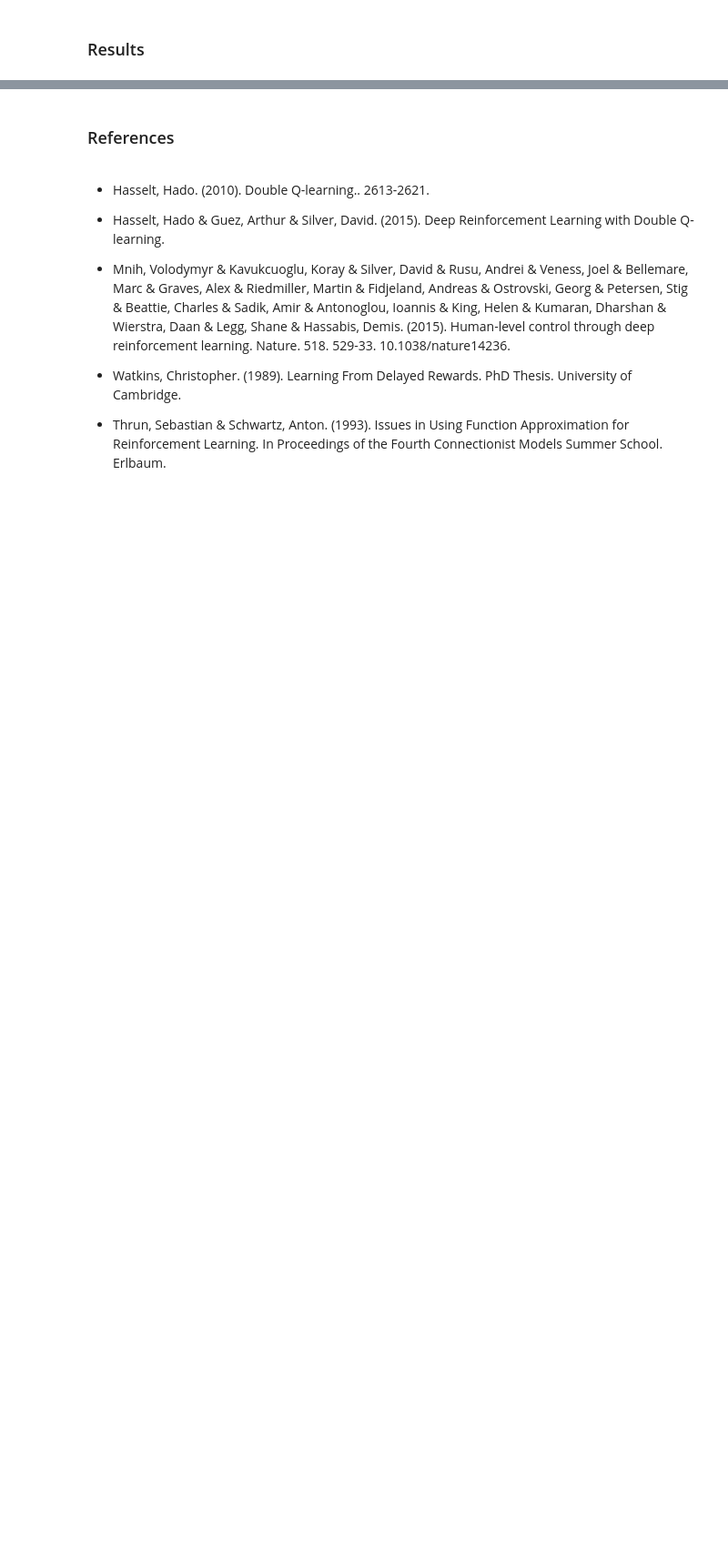
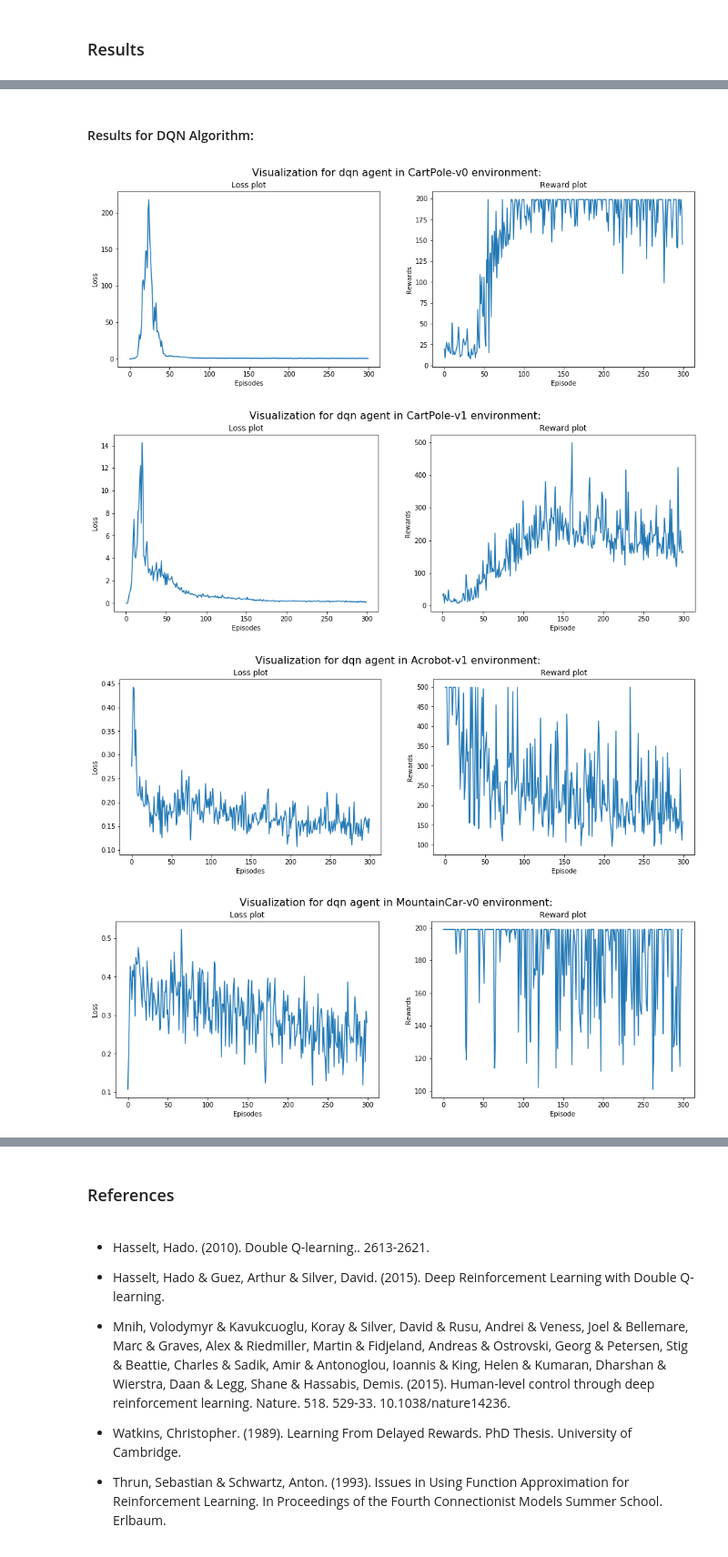
Before and after one commit to dpkpathak/ANNTFPROJ, a Jupyter notebook: Group_22_Final_Project.ipynb, the cells around one changed output, grey strips where cells are left out. Shown: that part at 91% size. Cells and saved outputs as stored; diff of their text form; code cells hidden in the pictures; blank space fills up the shorter version.

Commit message:
Update main notebook for results

```diff
--- a/Group_22_Final_Project.ipynb
+++ b/Group_22_Final_Project.ipynb
@@ -459,0 +925,28 @@ plt.show()
+# %% [markdown]
+#### Results for DQN Algorithm:
+# %%
+# load and visualize the result for all env
+import gym
+from dqn_and_ddqn import agent
+
+environment_list = ["CartPole-v0","CartPole-v1","Acrobot-v1","MountainCar-v0"]
+agent_name = "dqn"
+figs = []
+for env_name in environment_list:
+    environment = gym.make(env_name)
+
+    player = agent.Gameagent(environment=environment)
+
+    # Loading weight must run once the model as suggested here
+    # https://www.tensorflow.org/guide/keras/save_and_serialize
+    with tf.device('/device:CPU:0'):
+        player.load_weights(agent_name)
+    figs.append(player.visualise(*player.load_training_variable(agent_name)))
+figs.reverse()
+for env_name in environment_list:
+    figs.pop().show()
+# %% [output]
+[figure, added]
+[figure, added]
+[figure, added]
+[figure, added]
```
Also changed, not shown: parts of 50 cells of this notebook, 3 other files.
